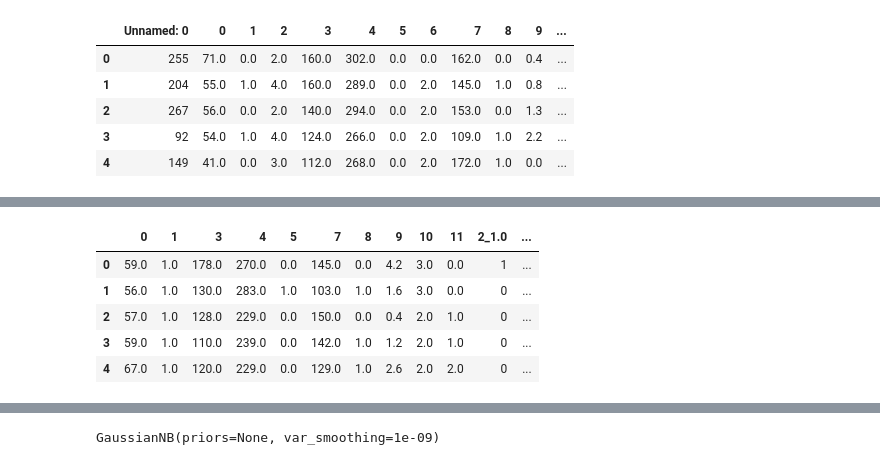
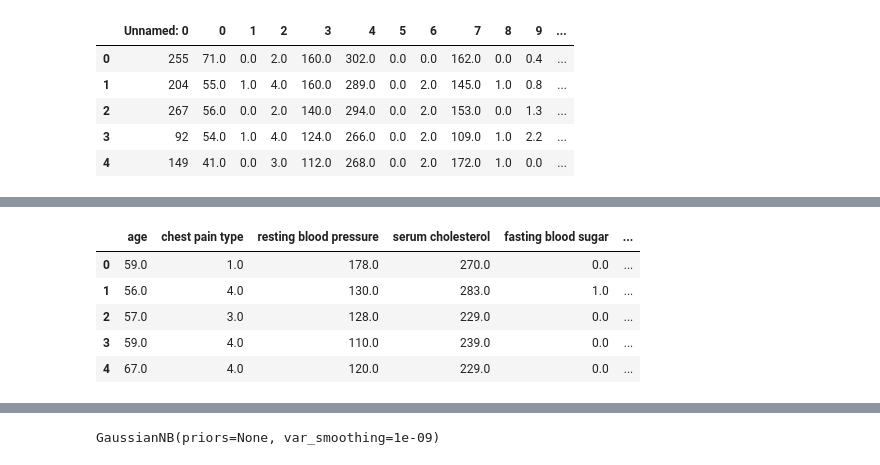
Before and after one commit to lin-justin/Applied_Machine-Learning, a Jupyter notebook: hw1.ipynb, the cells around one changed output, grey strips where cells are left out. Saved outputs shown, nothing was run; the diff lists cells and outputs as text; code cells hidden in the pictures.

```diff
--- a/hw1.ipynb
+++ b/hw1.ipynb
@@ -44,5 +227,15 @@ train_data.head()
 | 2 | 267 | 56.0 | 0.0 | 2.0 | 140.0 | 294.0 | 0.0 | 2.0 | 153.0 | 0.0 | 1.3 | ... |
 | 3 | 92 | 54.0 | 1.0 | 4.0 | 124.0 | 266.0 | 0.0 | 2.0 | 109.0 | 1.0 | 2.2 | ... |
 | 4 | 149 | 41.0 | 0.0 | 3.0 | 112.0 | 268.0 | 0.0 | 2.0 | 172.0 | 1.0 | 0.0 | ... |
+# %%
+col_names = ['age', 'sex', 'chest pain type', 'resting blood pressure', 'serum cholesterol',
+             'fasting blood sugar', 'resting electrocardiographic results', 'maximum heart rate achieved',
+             'exercise induced angina', 'oldpeak', 'slope of the peak exercise ST segment',
+             'number of major vessls colored by fluorosopy', 'thal']
+
+continuous_cols = ['age', 'chest pain type', 'resting blood pressure', 'serum cholesterol',
+                   'fasting blood sugar', 'maximum heart rate achieved',
+                   'exercise induced angina', 'oldpeak', 'slope of the peak exercise ST segment',
+                   'number of major vessls colored by fluorosopy']
 # %%
 # Extract the training features of interest, in this case, columns 0 through 12
@@ -55,21 +277 @@ One hot encode the nominal columns 2, 6, 12 for train, val, and test data set
-# %%
-def one_hot_encode(df, columns):
-    """
-    One hot encode specific columns
-
-    Args:
-        df: The dataframe
-        columns: a list of columns to encode
-
-    Return a dataframe with one-hot encoded columns
-    """
-    # Iterate through the columns of interest
-    for col in columns:
-        # Using the get_dummies function from pandas to one-hot encode
-        onehot = pd.get_dummies(df[col], prefix = col)
-        # Add these one-hot encoded columns to the dataframe
-        df = pd.concat([df, onehot], axis = 1)
-        # Remove the original columns
-        del df[col]
-    return df
 # %%
@@ -85,14 +297,15 @@ train_onehot.head()
 # %%
-val_data = pd.read_csv('heartval.csv')
-val_features = val_data.loc[:, '0':'12']
-val_labels = val_data['13']
+heart_val = pd.read_csv('heartval.csv')
+val_features = heart_val.loc[:, '0':'12']
+val_labels = heart_val['13']
 
-val_onehot = one_hot_encode(val_features, ['2', '6', '12'])
+val_features = rename_columns(val_features, col_names)
+val_onehot = one_hot_encode(val_features, ['sex', 'resting electrocardiographic results', 'thal'])
 val_onehot.head()
 # %% [output]
-|  | 0 | 1 | 3 | 4 | 5 | 7 | 8 | 9 | 10 | 11 | 2_1.0 | ... |
-| 0 | 59.0 | 1.0 | 178.0 | 270.0 | 0.0 | 145.0 | 0.0 | 4.2 | 3.0 | 0.0 | 1 | ... |
-| 1 | 56.0 | 1.0 | 130.0 | 283.0 | 1.0 | 103.0 | 1.0 | 1.6 | 3.0 | 0.0 | 0 | ... |
-| 2 | 57.0 | 1.0 | 128.0 | 229.0 | 0.0 | 150.0 | 0.0 | 0.4 | 2.0 | 1.0 | 0 | ... |
-| 3 | 59.0 | 1.0 | 110.0 | 239.0 | 0.0 | 142.0 | 1.0 | 1.2 | 2.0 | 1.0 | 0 | ... |
-| 4 | 67.0 | 1.0 | 120.0 | 229.0 | 0.0 | 129.0 | 1.0 | 2.6 | 2.0 | 2.0 | 0 | ... |
+|  | age | chest pain type | resting blood pressure | serum cholesterol | fasting blood sugar | ... |
+| 0 | 59.0 | 1.0 | 178.0 | 270.0 | 0.0 | ... |
+| 1 | 56.0 | 4.0 | 130.0 | 283.0 | 1.0 | ... |
+| 2 | 57.0 | 3.0 | 128.0 | 229.0 | 0.0 | ... |
+| 3 | 59.0 | 4.0 | 110.0 | 239.0 | 0.0 | ... |
+| 4 | 67.0 | 4.0 | 120.0 | 229.0 | 0.0 | ... |
```
Also changed, not shown: parts of 25 cells of this notebook.
